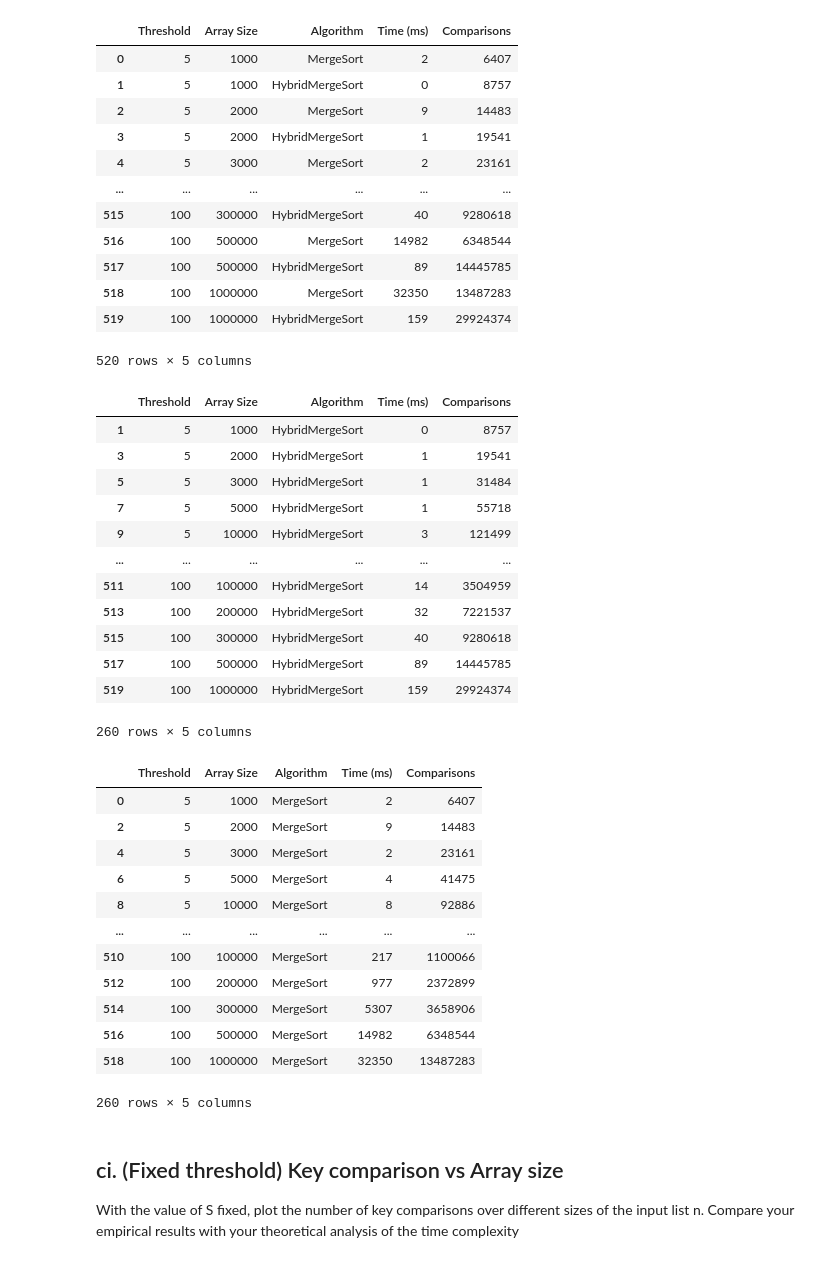
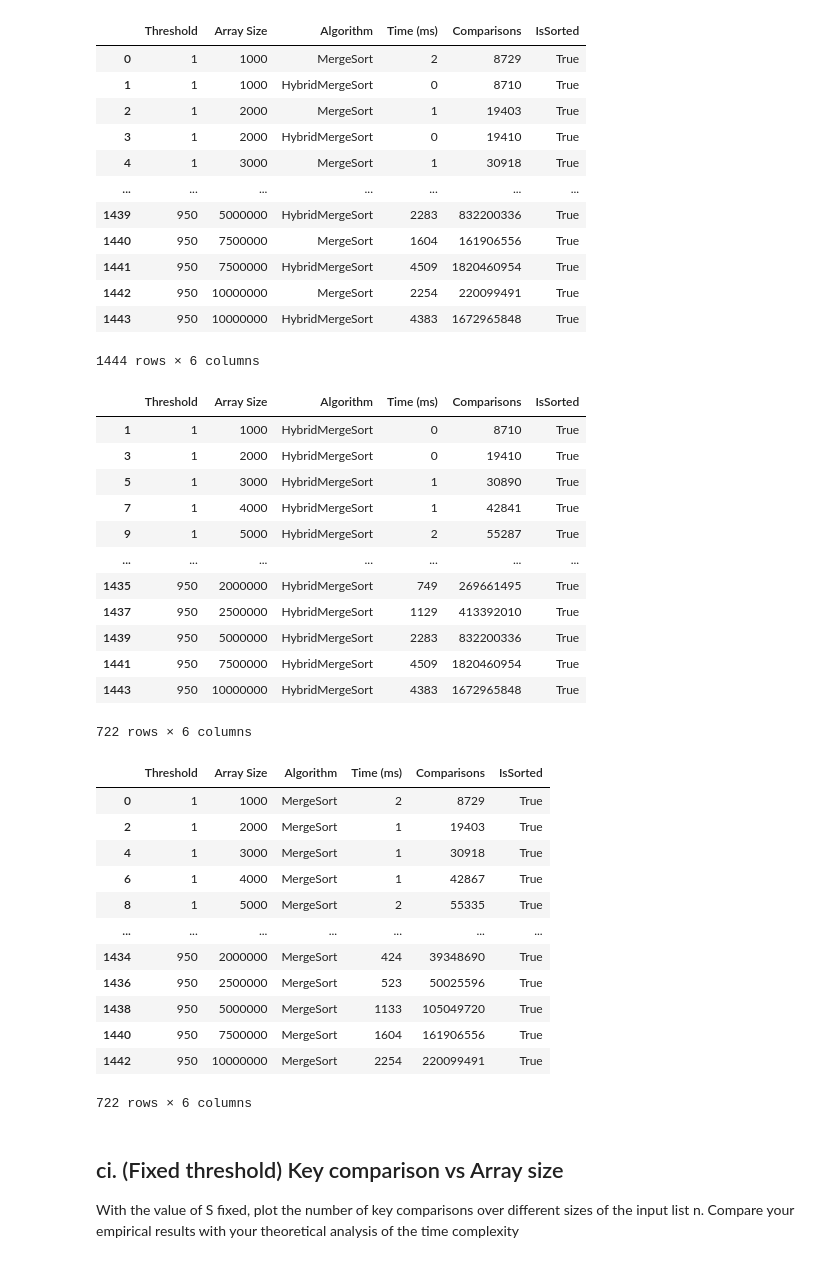
Before and after one commit to ChoWei0310/SC2001-Algorithm-Design, a Jupyter notebook: Plot Graph.ipynb, the cells around one changed output. Drawn from its saved outputs; the diff is of its cells as text; code cells hidden in the pictures.

```diff
--- a/Plot Graph.ipynb
+++ b/Plot Graph.ipynb
@@ -6,56 +6,56 @@ import matplotlib.pyplot as plt
 from scipy.interpolate import make_interp_spline
 # %%
 #to be import
-df = pd.read_csv("sorting_results.csv")
+df = pd.read_csv("sorting_results_mine.csv")
 df
 # %% [output]
-|  | Threshold | Array Size | Algorithm | Time (ms) | Comparisons |
-| 0 | 5 | 1000 | MergeSort | 2 | 6407 |
-| 1 | 5 | 1000 | HybridMergeSort | 0 | 8757 |
-| 2 | 5 | 2000 | MergeSort | 9 | 14483 |
-| 3 | 5 | 2000 | HybridMergeSort | 1 | 19541 |
-| 4 | 5 | 3000 | MergeSort | 2 | 23161 |
-| ... | ... | ... | ... | ... | ... |
-| 515 | 100 | 300000 | HybridMergeSort | 40 | 9280618 |
-| 516 | 100 | 500000 | MergeSort | 14982 | 6348544 |
-| 517 | 100 | 500000 | HybridMergeSort | 89 | 14445785 |
-| 518 | 100 | 1000000 | MergeSort | 32350 | 13487283 |
-| 519 | 100 | 1000000 | HybridMergeSort | 159 | 29924374 |
+|  | Threshold | Array Size | Algorithm | Time (ms) | Comparisons | IsSorted |
+| 0 | 1 | 1000 | MergeSort | 2 | 8729 | True |
+| 1 | 1 | 1000 | HybridMergeSort | 0 | 8710 | True |
+| 2 | 1 | 2000 | MergeSort | 1 | 19403 | True |
+| 3 | 1 | 2000 | HybridMergeSort | 0 | 19410 | True |
+| 4 | 1 | 3000 | MergeSort | 1 | 30918 | True |
+| ... | ... | ... | ... | ... | ... | ... |
+| 1439 | 950 | 5000000 | HybridMergeSort | 2283 | 832200336 | True |
+| 1440 | 950 | 7500000 | MergeSort | 1604 | 161906556 | True |
+| 1441 | 950 | 7500000 | HybridMergeSort | 4509 | 1820460954 | True |
+| 1442 | 950 | 10000000 | MergeSort | 2254 | 220099491 | True |
+| 1443 | 950 | 10000000 | HybridMergeSort | 4383 | 1672965848 | True |
-520 rows × 5 columns
+1444 rows × 6 columns
 # %%
 hybrid_df = df[df['Algorithm'] == 'HybridMergeSort']
 hybrid_df
 # %% [output]
-|  | Threshold | Array Size | Algorithm | Time (ms) | Comparisons |
-| 1 | 5 | 1000 | HybridMergeSort | 0 | 8757 |
-| 3 | 5 | 2000 | HybridMergeSort | 1 | 19541 |
-| 5 | 5 | 3000 | HybridMergeSort | 1 | 31484 |
-| 7 | 5 | 5000 | HybridMergeSort | 1 | 55718 |
-| 9 | 5 | 10000 | HybridMergeSort | 3 | 121499 |
-| ... | ... | ... | ... | ... | ... |
-| 511 | 100 | 100000 | HybridMergeSort | 14 | 3504959 |
-| 513 | 100 | 200000 | HybridMergeSort | 32 | 7221537 |
-| 515 | 100 | 300000 | HybridMergeSort | 40 | 9280618 |
-| 517 | 100 | 500000 | HybridMergeSort | 89 | 14445785 |
-| 519 | 100 | 1000000 | HybridMergeSort | 159 | 29924374 |
+|  | Threshold | Array Size | Algorithm | Time (ms) | Comparisons | IsSorted |
+| 1 | 1 | 1000 | HybridMergeSort | 0 | 8710 | True |
+| 3 | 1 | 2000 | HybridMergeSort | 0 | 19410 | True |
+| 5 | 1 | 3000 | HybridMergeSort | 1 | 30890 | True |
+| 7 | 1 | 4000 | HybridMergeSort | 1 | 42841 | True |
+| 9 | 1 | 5000 | HybridMergeSort | 2 | 55287 | True |
+| ... | ... | ... | ... | ... | ... | ... |
+| 1435 | 950 | 2000000 | HybridMergeSort | 749 | 269661495 | True |
+| 1437 | 950 | 2500000 | HybridMergeSort | 1129 | 413392010 | True |
+| 1439 | 950 | 5000000 | HybridMergeSort | 2283 | 832200336 | True |
+| 1441 | 950 | 7500000 | HybridMergeSort | 4509 | 1820460954 | True |
+| 1443 | 950 | 10000000 | HybridMergeSort | 4383 | 1672965848 | True |
-260 rows × 5 columns
+722 rows × 6 columns
 # %%
 merge_df = df[df['Algorithm'] == 'MergeSort']
 merge_df
 # %% [output]
-|  | Threshold | Array Size | Algorithm | Time (ms) | Comparisons |
-| 0 | 5 | 1000 | MergeSort | 2 | 6407 |
-| 2 | 5 | 2000 | MergeSort | 9 | 14483 |
-| 4 | 5 | 3000 | MergeSort | 2 | 23161 |
-| 6 | 5 | 5000 | MergeSort | 4 | 41475 |
-| 8 | 5 | 10000 | MergeSort | 8 | 92886 |
-| ... | ... | ... | ... | ... | ... |
-| 510 | 100 | 100000 | MergeSort | 217 | 1100066 |
-| 512 | 100 | 200000 | MergeSort | 977 | 2372899 |
-| 514 | 100 | 300000 | MergeSort | 5307 | 3658906 |
-| 516 | 100 | 500000 | MergeSort | 14982 | 6348544 |
-| 518 | 100 | 1000000 | MergeSort | 32350 | 13487283 |
+|  | Threshold | Array Size | Algorithm | Time (ms) | Comparisons | IsSorted |
+| 0 | 1 | 1000 | MergeSort | 2 | 8729 | True |
+| 2 | 1 | 2000 | MergeSort | 1 | 19403 | True |
+| 4 | 1 | 3000 | MergeSort | 1 | 30918 | True |
+| 6 | 1 | 4000 | MergeSort | 1 | 42867 | True |
+| 8 | 1 | 5000 | MergeSort | 2 | 55335 | True |
+| ... | ... | ... | ... | ... | ... | ... |
+| 1434 | 950 | 2000000 | MergeSort | 424 | 39348690 | True |
+| 1436 | 950 | 2500000 | MergeSort | 523 | 50025596 | True |
+| 1438 | 950 | 5000000 | MergeSort | 1133 | 105049720 | True |
+| 1440 | 950 | 7500000 | MergeSort | 1604 | 161906556 | True |
+| 1442 | 950 | 10000000 | MergeSort | 2254 | 220099491 | True |
-260 rows × 5 columns
+722 rows × 6 columns
 # %% [markdown]
 ## ci. (Fixed threshold) Key comparison vs Array size
 With the value of S fixed, plot the number of key comparisons over different sizes of the input list n. Compare your empirical results with your theoretical analysis of the time complexity
```
Also changed, not shown: parts of 6 cells of this notebook, 2 other files.
